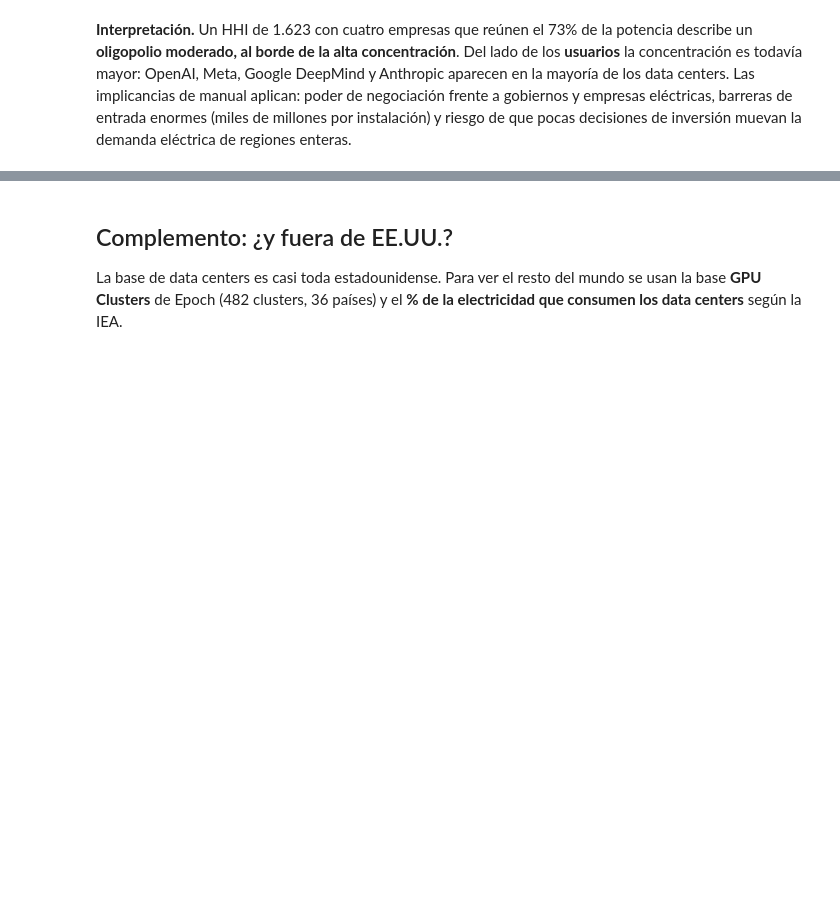
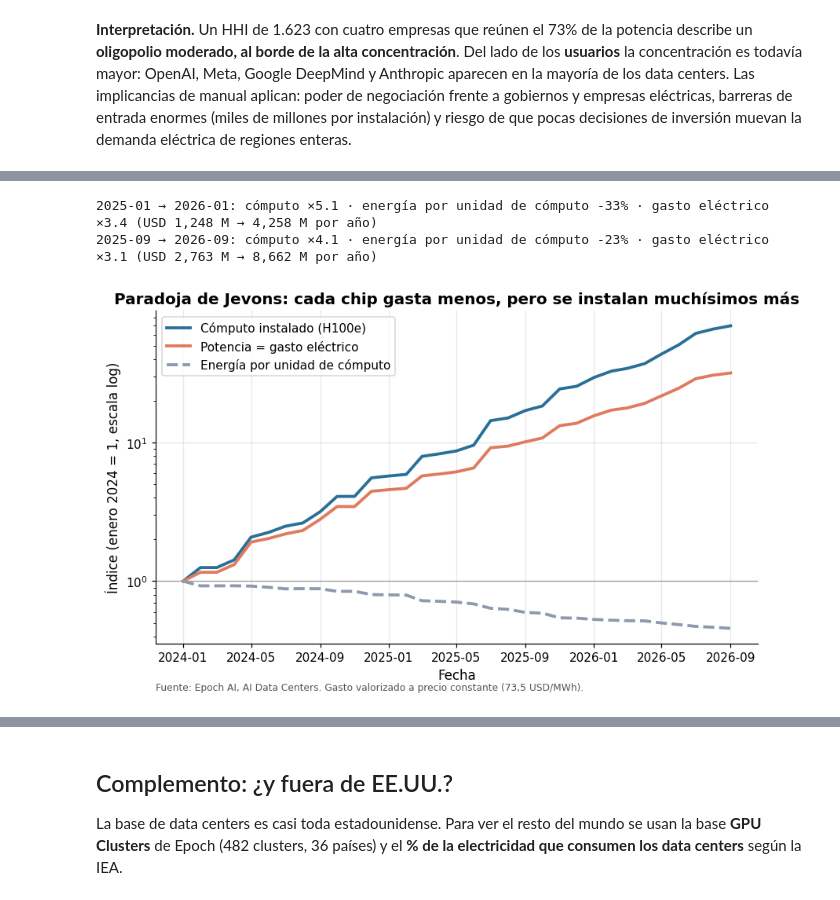
Before and after one commit to Datso653/datacenters-ia, a Jupyter notebook: notebooks/analisis_datacenters.ipynb, the cells around one changed output, grey strips where cells are left out. Drawn from its saved outputs; the diff is of its cells as text; code cells hidden in the pictures; blank space fills up the shorter version.

```diff
--- a/notebooks/analisis_datacenters.ipynb
+++ b/notebooks/analisis_datacenters.ipynb
@@ -922,0 +1011,35 @@ Name: count, dtype: int64
+# %%
+jevons_completo = (serie[["fecha", "mw_it"]]
+                   .merge(tr.potencia_en_el_tiempo(tl, "h100e")[["fecha", "h100e"]], on="fecha"))
+jevons_completo["kw_por_h100e"] = jevons_completo["mw_it"] * 1000 / jevons_completo["h100e"]
+jevons_completo["gasto_usd_millones"] = costos.gasto_electrico_usd_bn(
+    costos.energia_anual_twh(jevons_completo["mw_it"], pue, FACTOR_USO), PRECIO_EEUU_USD_MWH) * 1000
+
+por_fecha = jevons_completo.set_index("fecha")
+for desde, hasta in [("2025-01-01", "2026-01-01"), ("2025-09-01", "2026-09-01")]:
+    a, b = por_fecha.loc[desde], por_fecha.loc[hasta]
+    print(f"{desde[:7]} → {hasta[:7]}: cómputo ×{b.h100e / a.h100e:.1f} · energía por unidad de cómputo "
+          f"{(b.kw_por_h100e / a.kw_por_h100e - 1):+.0%} · gasto eléctrico ×{b.gasto_usd_millones / a.gasto_usd_millones:.1f} "
+          f"(USD {a.gasto_usd_millones:,.0f} M → {b.gasto_usd_millones:,.0f} M por año)")
+# %% [output]
+2025-01 → 2026-01: cómputo ×5.1 · energía por unidad de cómputo -33% · gasto eléctrico ×3.4 (USD 1,248 M → 4,258 M por año)
+2025-09 → 2026-09: cómputo ×4.1 · energía por unidad de cómputo -23% · gasto eléctrico ×3.1 (USD 2,763 M → 8,662 M por año)
+# %%
+tramo = jevons_completo[(jevons_completo["fecha"] >= "2024-01-01") & (jevons_completo["fecha"] <= FECHA_CORTE)]
+base = tramo.iloc[0]
+
+fig, ax = plt.subplots()
+ax.plot(tramo["fecha"], tramo["h100e"] / base["h100e"], color=graficos.COLOR_PRINCIPAL, lw=2.5, label="Cómputo instalado (H100e)")
+ax.plot(tramo["fecha"], tramo["mw_it"] / base["mw_it"], color=graficos.COLOR_SECUNDARIO, lw=2.5, label="Potencia = gasto eléctrico")
+ax.plot(tramo["fecha"], tramo["kw_por_h100e"] / base["kw_por_h100e"], color=graficos.COLOR_NEUTRO, lw=2.5, ls="--",
+        label="Energía por unidad de cómputo")
+ax.axhline(1, color="#999999", lw=0.8)
+ax.set_yscale("log")
+ax.set(title="Paradoja de Jevons: cada chip gasta menos, pero se instalan muchísimos más",
+       xlabel="Fecha", ylabel="Índice (enero 2024 = 1, escala log)")
+ax.legend(loc="upper left")
+graficos.nota_fuente(ax, "Fuente: Epoch AI, AI Data Centers. Gasto valorizado a precio constante (73,5 USD/MWh).")
+graficos.guardar(fig, "09_paradoja_jevons")
+plt.show()
+# %% [output]
+[figure, added]
```
Also changed, not shown: parts of 9 cells of this notebook, 10 other files.
